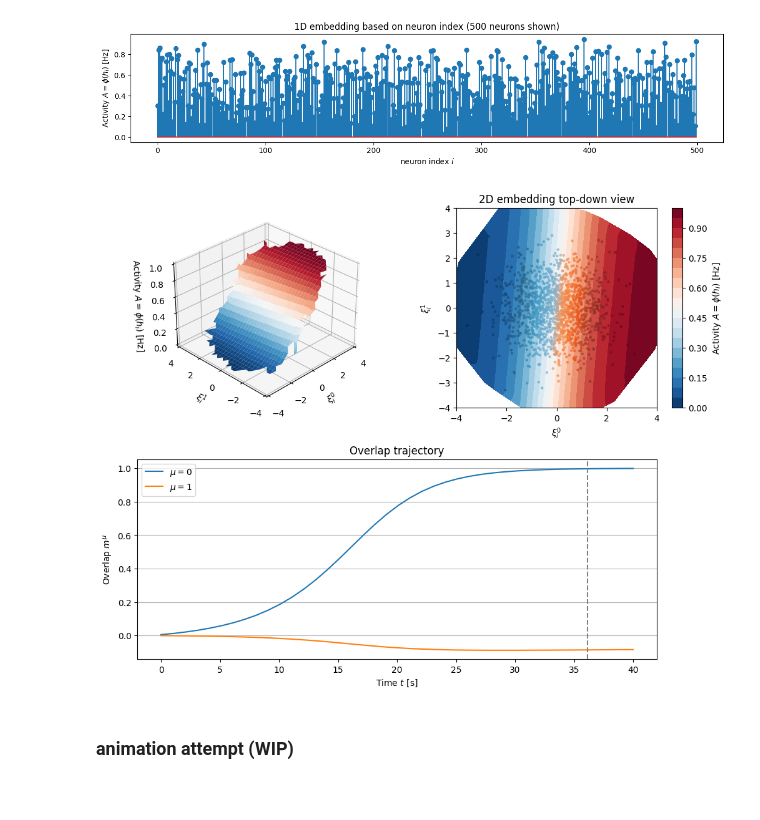
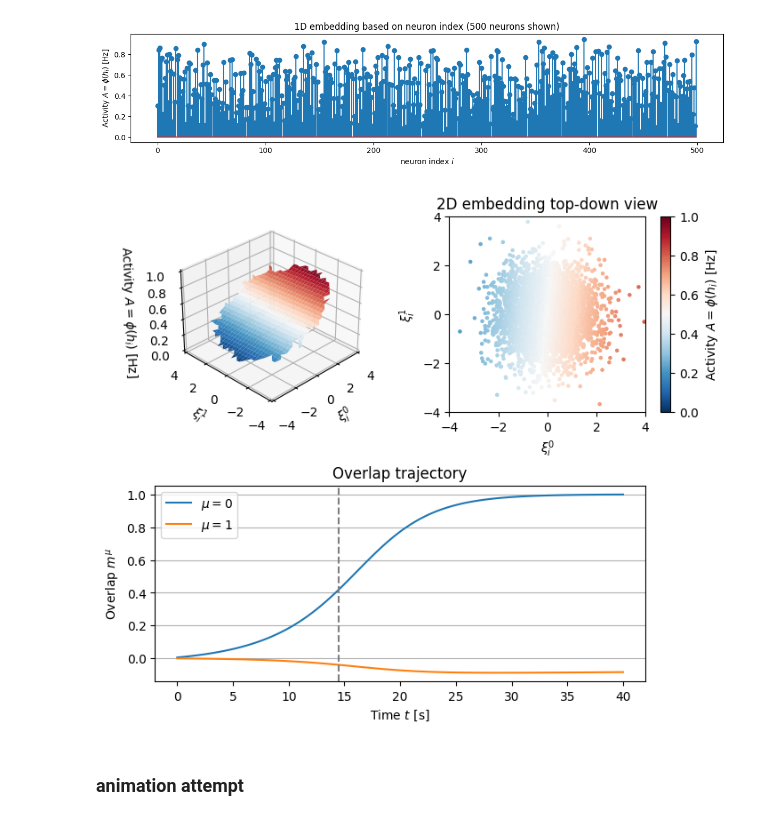
Before and after one commit to ninivert/lcnthesis, a Jupyter notebook: notebooks/embedding_d=2.ipynb, the cells around one changed output. Saved outputs shown, nothing was run; the diff lists cells and outputs as text; code cells hidden in the pictures; blank space fills up the shorter version.

Commit message:
animation scatter

```diff
--- a/notebooks/embedding_d=2.ipynb
+++ b/notebooks/embedding_d=2.ipynb
@@ -204,27 +201,34 @@ plt.show()
 # %% [output]
 [figure]
 # %%
+from neurodyn._anim import midpoints
+
 activity = rnn.phi(res.h)
 idt = 40
-Nmax = 1500
+Nmax = 4000
 cmap = mpl.colormaps['RdBu_r']
 
 plt.close('all')
 fig, axes = plt.subplot_mosaic([
 	['a','b'],
 	['m','m'],
-], figsize=(10, 8), constrained_layout=True)
+], figsize=(7, 6), constrained_layout=True)
 
 # 2d plotting
-
-contour = axes['b'].tricontourf(rnn.F[:, 0], rnn.F[:, 1], activity[:, idt], levels=np.linspace(0, 1, 20+1), cmap='RdBu_r')
-cbar = fig.colorbar(contour, ax=axes['b'], label='Activity $A = \\phi(h_i)$ [Hz]')
 
 # few points
 # sc = axes['b'].scatter(rnn.F[:Nmax, 0], rnn.F[:Nmax, 1], s=20, c=cmap(activity[:Nmax, idt]), edgecolors=[ scale_lightness(c[:3], 0.7) for c in cmap(activity[:Nmax, idt]) ])
 # dense points
-sc = axes['b'].scatter(rnn.F[:Nmax, 0], rnn.F[:Nmax, 1], s=5, facecolors=[ scale_lightness(c[:3], 0.7) for c in cmap(activity[:Nmax, idt]) ], edgecolor=None, alpha=0.6)
 # sc = axes['b'].scatter(rnn.F[:Nmax, 0], rnn.F[:Nmax, 1], s=5, c=cmap(activity[:Nmax, idt]), edgecolors=[ scale_lightness(c[:3], 0.7) for c in cmap(activity[:Nmax, idt]) ], linewidth=0.5)
+
+# contour + scatter
+# contour = axes['b'].tricontourf(rnn.F[:, 0], rnn.F[:, 1], activity[:, idt], levels=np.linspace(0, 1, 20+1), cmap='RdBu_r')
+# cbar = fig.colorbar(contour, ax=axes['b'], label='Activity $A = \\phi(h_i)$ [Hz]')
+# sc = axes['b'].scatter(rnn.F[:Nmax, 0], rnn.F[:Nmax, 1], s=5, facecolors=[ scale_lightness(c[:3], 0.7) for c in cmap(activity[:Nmax, idt]) ], edgecolor=None, alpha=0.6)
+
+# only scatter
+sc = axes['b'].scatter(rnn.F[:Nmax, 0], rnn.F[:Nmax, 1], c=activity[:Nmax, idt], cmap='RdBu_r', s=5, edgecolor=None, vmin=0, vmax=1)
+cbar = fig.colorbar(sc, ax=axes['b'], label='Activity $A = \\phi(h_i)$ [Hz]')
 
 axes['b'].set_title('2D embedding top-down view')
 axes['b'].set_xlabel('$\\xi^0_i$')
@@ -236,36 +240,37 @@ axes['b'].set_aspect('equal')
 # 3d plotting
 
 ss = axes['a'].get_subplotspec()
 axes['a'].remove()
 axes['a'] = fig.add_subplot(ss, projection='3d')  # replace by 3D axis
 
 # note : when we plot the bins, we have [y, x] indexing, so we need to invert the x and y arguments here
 bins = stats.binned_statistic_2d(rnn.F[:, 1], rnn.F[:, 0], activity[:, idt], statistic='mean', bins=30, range=((-4, 4), (-4, 4)))
 xx, yy = np.meshgrid(midpoints(bins.x_edge), midpoints(bins.y_edge))
 surf = axes['a'].plot_surface(xx, yy, bins.statistic, cmap='RdBu_r')
 # 3-D scatter plot disappears when overlaid over a 3-D surface plot.
 # https://github.com/matplotlib/matplotlib/issues/7684/
 # sc3d = axes['a'].scatter(rnn.F[:Nmax, 0], rnn.F[:Nmax, 1], activity[:Nmax, idt], s=100, facecolor=cmap(activity[:Nmax, idt]), edgecolor='k', zorder=100)
 
 axes['a'].set_zlim((0, 1))
 axes['a'].set_xlim((-4, 4))
 axes['a'].set_ylim((-4, 4))
 axes['a'].set_xlabel('$\\xi^0_i$')
 axes['a'].set_ylabel('$\\xi^1_i$')
 axes['a'].set_zlabel('Activity $A = \\phi(h_i)$ [Hz]')
 axes['a'].view_init(azim=180+45)
 # axes['a'].set_title('3D view')
 
 # trajectory
 
 plot_overlap_trajectory(rnn, res, figax=(fig, axes['m']))
 axes['m'].axvline(res.t[idt], color='tab:gray', linestyle='--')
 
+fig.savefig('../presentation/2023-04-20/embedding_d=2.png', transparent=True)
 plt.show()
 # %% [output]
-[figure, old version]
+[figure, new version]
 # %% [markdown]
-### animation attempt (WIP)
+### animation attempt
 # %%
 rnn = LowRankRNN.new_valentin(p=2, N=100_000, phi=sigmoid, I_ext=zero, exclude_self_connections=True)
 res = rnn.simulate(np.zeros(rnn.N), (0, 40), dt_max=0.4, progress=True, cache=True)
```
Also changed, not shown: parts of 8 cells of this notebook, 3 other files.
